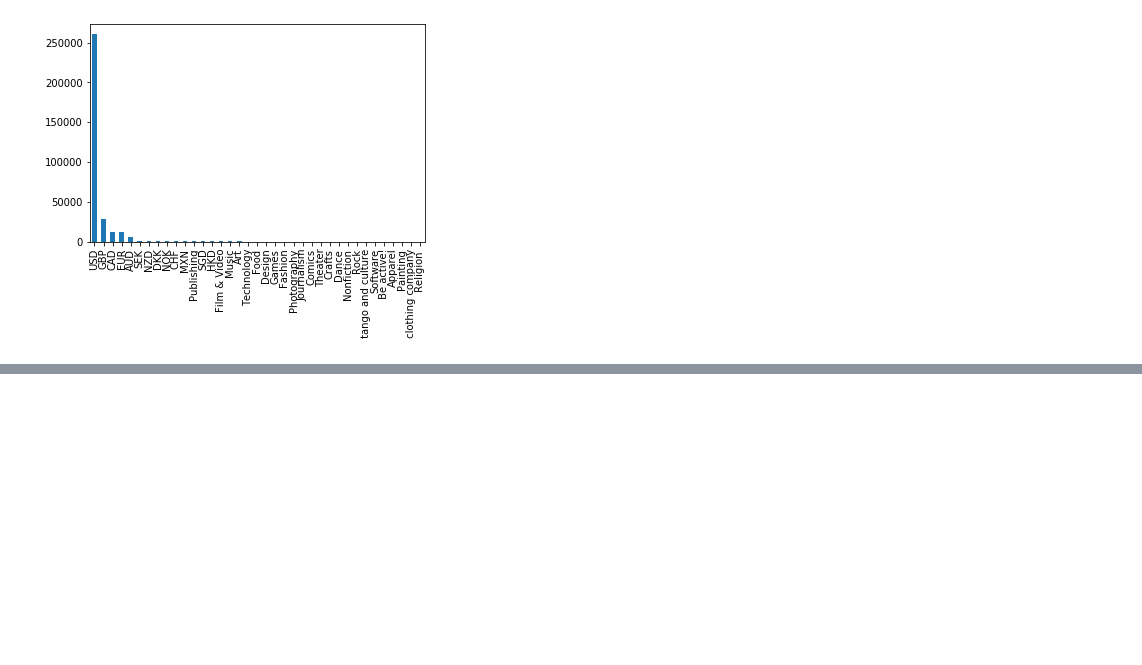
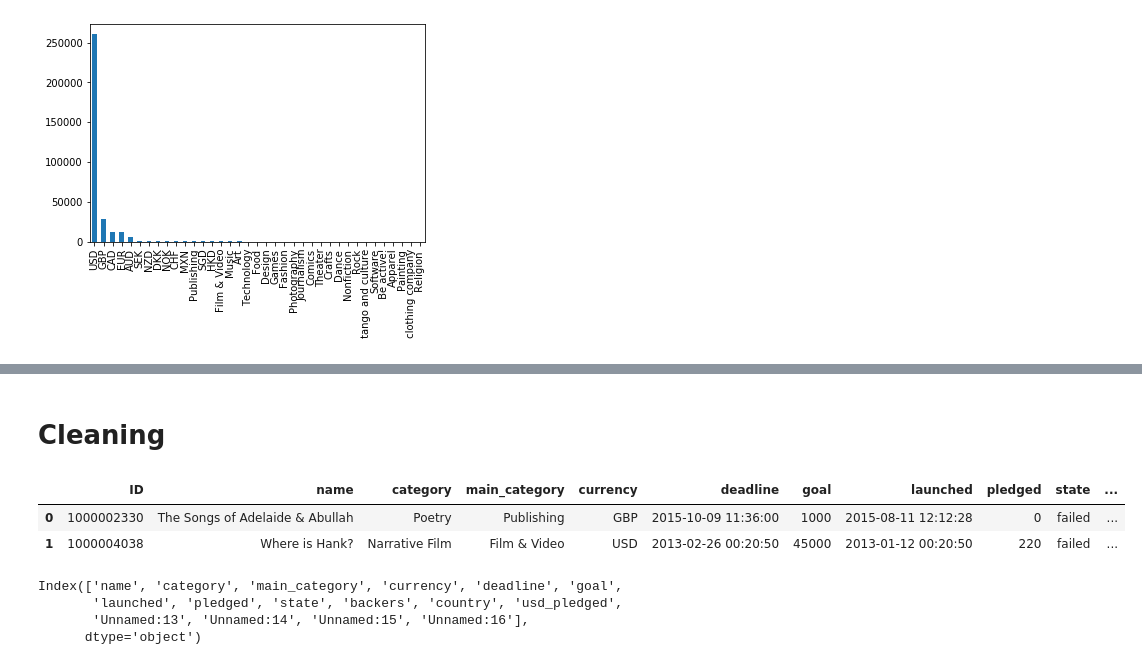
Before and after one commit to LaurentStar/Kick-Starter-Analysis, a Jupyter notebook: Exploratory_Data_Analysis.ipynb, the cells around one changed output, grey strips where cells are left out. Cells and saved outputs as stored; diff of their text form; code cells hidden in the pictures; blank space fills up the shorter version.

Commit message:
Cleaning started

```diff
--- a/Exploratory_Data_Analysis.ipynb
+++ b/Exploratory_Data_Analysis.ipynb
@@ -231,0 +282,10 @@ plt.tight_layout();
+# %% [markdown]
+# Cleaning
+# %%
+clean_df = df.copy()
+# %%
+clean_df.head(2)
+# %% [output]
+|  | ID | name | category | main_category | currency | deadline | goal | launched | pledged | state | ... |
+| 0 | 1000002330 | The Songs of Adelaide & Abullah | Poetry | Publishing | GBP | 2015-10-09 11:36:00 | 1000 | 2015-08-11 12:12:28 | 0 | failed | ... |
+| 1 | 1000004038 | Where is Hank? | Narrative Film | Film & Video | USD | 2013-02-26 00:20:50 | 45000 | 2013-01-12 00:20:50 | 220 | failed | ... |
@@ -232,3 +299,10 @@ plt.tight_layout();
+# %%
+clean_df.columns
+# %% [output]
+Index(['name', 'category', 'main_category', 'currency', 'deadline', 'goal',
+       'launched', 'pledged', 'state', 'backers', 'country', 'usd_pledged',
+       'Unnamed:13', 'Unnamed:14', 'Unnamed:15', 'Unnamed:16'],
+      dtype='object')
 # %%
 #plt.gca().yaxis.grid(True)
 #plt.xticks(rotation=45, ha='right');
```
Also changed, not shown: parts of 14 cells of this notebook.
